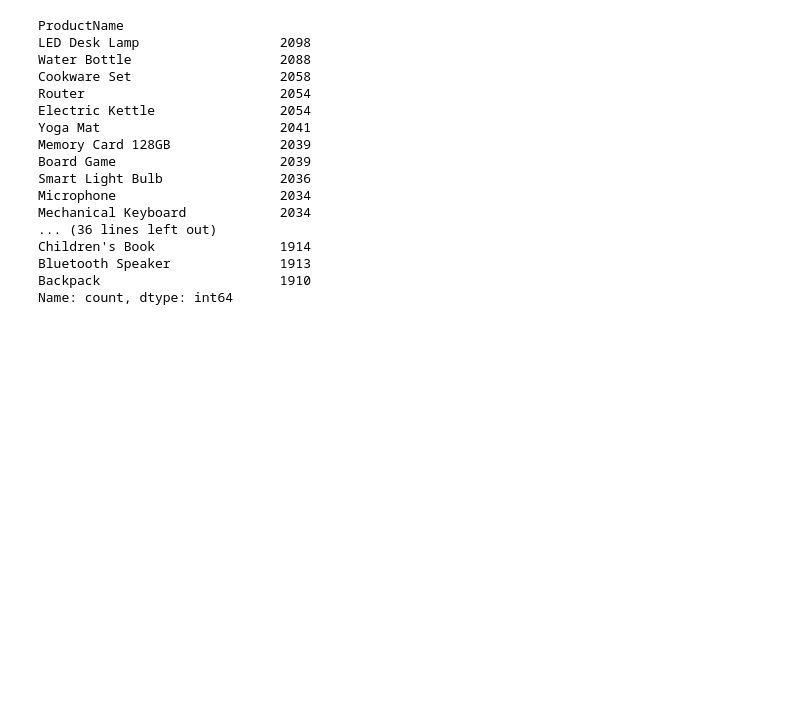
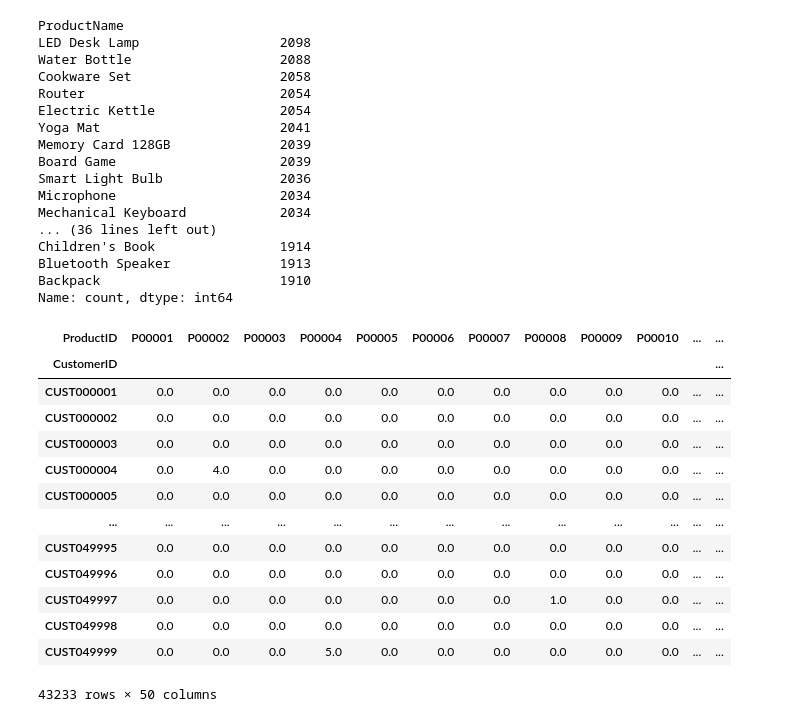
Before and after one commit to MicahNyakangoMosomi/Recommedation-ml-system, a Jupyter notebook: recomedation_system.ipynb, the cells around one changed output. Saved outputs shown, nothing was run; the diff lists cells and outputs as text; code cells hidden in the pictures; blank space fills up the shorter version.

Commit message:
customer-item interaction with crosstab and pivot table

```diff
--- a/recomedation_system.ipynb
+++ b/recomedation_system.ipynb
@@ -84,3 +85,24 @@ Children's Book                1914
 Bluetooth Speaker              1913
 Backpack                       1910
 Name: count, dtype: int64
+# %%
+def create_pivot_table(data,index:str,values:str,columns:List[str]):
+    pivoted_data = pd.pivot_table(data,index=index,values=values,columns=columns,fill_value=0)
+    return pivoted_data
+
+create_pivot_table(data,"CustomerID","Quantity",["ProductID"])
+# %% [output]
+| ProductID | P00001 | P00002 | P00003 | P00004 | P00005 | P00006 | P00007 | P00008 | P00009 | P00010 | ... | ... |
+| CustomerID |  |  |  |  |  |  |  |  |  |  |  | ... |
+| CUST000001 | 0.0 | 0.0 | 0.0 | 0.0 | 0.0 | 0.0 | 0.0 | 0.0 | 0.0 | 0.0 | ... | ... |
+| CUST000002 | 0.0 | 0.0 | 0.0 | 0.0 | 0.0 | 0.0 | 0.0 | 0.0 | 0.0 | 0.0 | ... | ... |
+| CUST000003 | 0.0 | 0.0 | 0.0 | 0.0 | 0.0 | 0.0 | 0.0 | 0.0 | 0.0 | 0.0 | ... | ... |
+| CUST000004 | 0.0 | 4.0 | 0.0 | 0.0 | 0.0 | 0.0 | 0.0 | 0.0 | 0.0 | 0.0 | ... | ... |
+| CUST000005 | 0.0 | 0.0 | 0.0 | 0.0 | 0.0 | 0.0 | 0.0 | 0.0 | 0.0 | 0.0 | ... | ... |
+| ... | ... | ... | ... | ... | ... | ... | ... | ... | ... | ... | ... | ... |
+| CUST049995 | 0.0 | 0.0 | 0.0 | 0.0 | 0.0 | 0.0 | 0.0 | 0.0 | 0.0 | 0.0 | ... | ... |
+| CUST049996 | 0.0 | 0.0 | 0.0 | 0.0 | 0.0 | 0.0 | 0.0 | 0.0 | 0.0 | 0.0 | ... | ... |
+| CUST049997 | 0.0 | 0.0 | 0.0 | 0.0 | 0.0 | 0.0 | 0.0 | 1.0 | 0.0 | 0.0 | ... | ... |
+| CUST049998 | 0.0 | 0.0 | 0.0 | 0.0 | 0.0 | 0.0 | 0.0 | 0.0 | 0.0 | 0.0 | ... | ... |
+| CUST049999 | 0.0 | 0.0 | 0.0 | 5.0 | 0.0 | 0.0 | 0.0 | 0.0 | 0.0 | 0.0 | ... | ... |
+43233 rows × 50 columns
```
Also changed, not shown: parts of 3 cells of this notebook, 1 other file.
